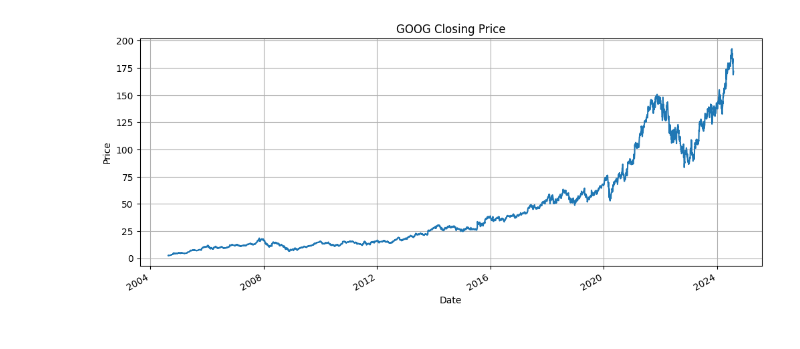
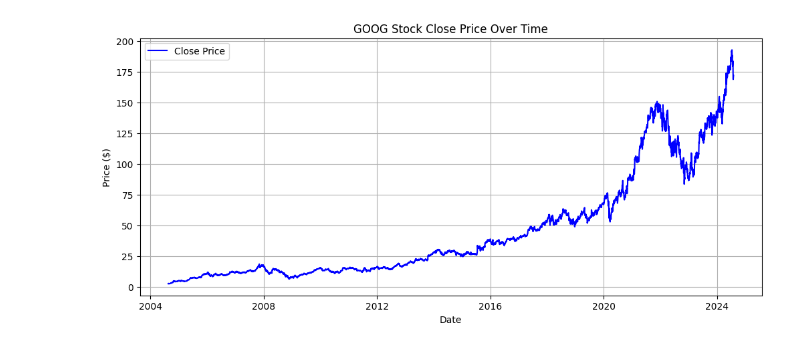
Before and after one commit to LidetuTadesse/fin-sentiment-stock-predictor, a Jupyter notebook: notebooks/GOOG_quantitative_analysis.ipynb, the cells around one changed output. Drawn from its saved outputs; the diff is of its cells as text; code cells hidden in the pictures.

Commit message:
adds: GOOG_quantitative_analysis

```diff
--- a/notebooks/GOOG_quantitative_analysis.ipynb
+++ b/notebooks/GOOG_quantitative_analysis.ipynb
@@ -11,0 +7,6 @@ df.columns = [col.strip().capitalize() for col in df.columns]
+# %%
+# Load the stock data
+df_goog = pd.read_csv("../data/GOOG_historical_data.csv")
+
+# Preview the data
+df_goog.head()
@@ -12,4 +20,7 @@ df.columns = [col.strip().capitalize() for col in df.columns]
 # %%
-# Convert date column to datetime
-df["Date"] = pd.to_datetime(df["Date"])
-df.set_index("Date", inplace=True)
+# Convert 'Date' to datetime format and sort
+df_goog["Date"] = pd.to_datetime(df_goog["Date"])
+df_goog = df_goog.sort_values("Date")
+
+# Check data structure
+df_goog.info()
@@ -29,10 +44,11 @@ df.head()
 # %%
-# Step 2: Plot Closing Price
 plt.figure(figsize=(12, 5))
-df["Close"].plot(title="GOOG Closing Price")
-plt.ylabel("Price")
+plt.plot(df_goog["Date"], df_goog["Close"], label="Close Price", color="blue")
+plt.title("GOOG Stock Close Price Over Time")
 plt.xlabel("Date")
+plt.ylabel("Price ($)")
 plt.grid(True)
+plt.legend()
 plt.show()
 # %% [output]
-[figure, old version]
+[figure, new version]
```
Also changed, not shown: parts of 9 cells of this notebook.
